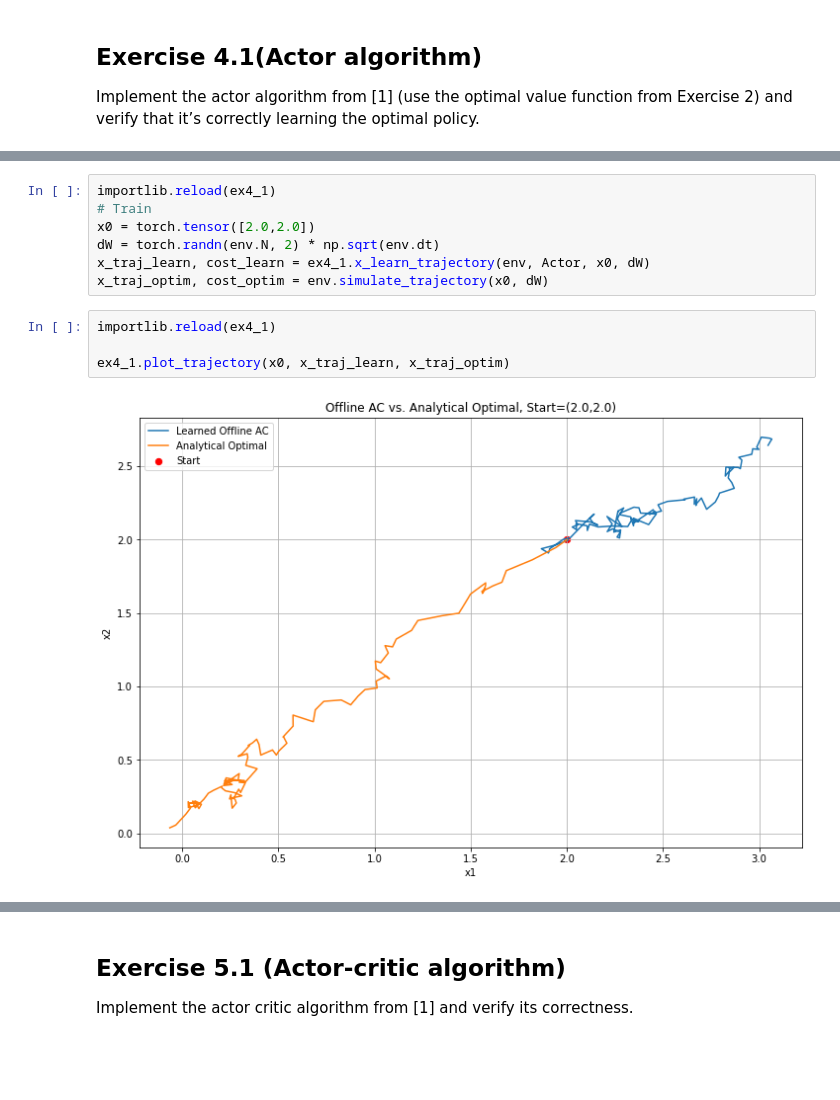
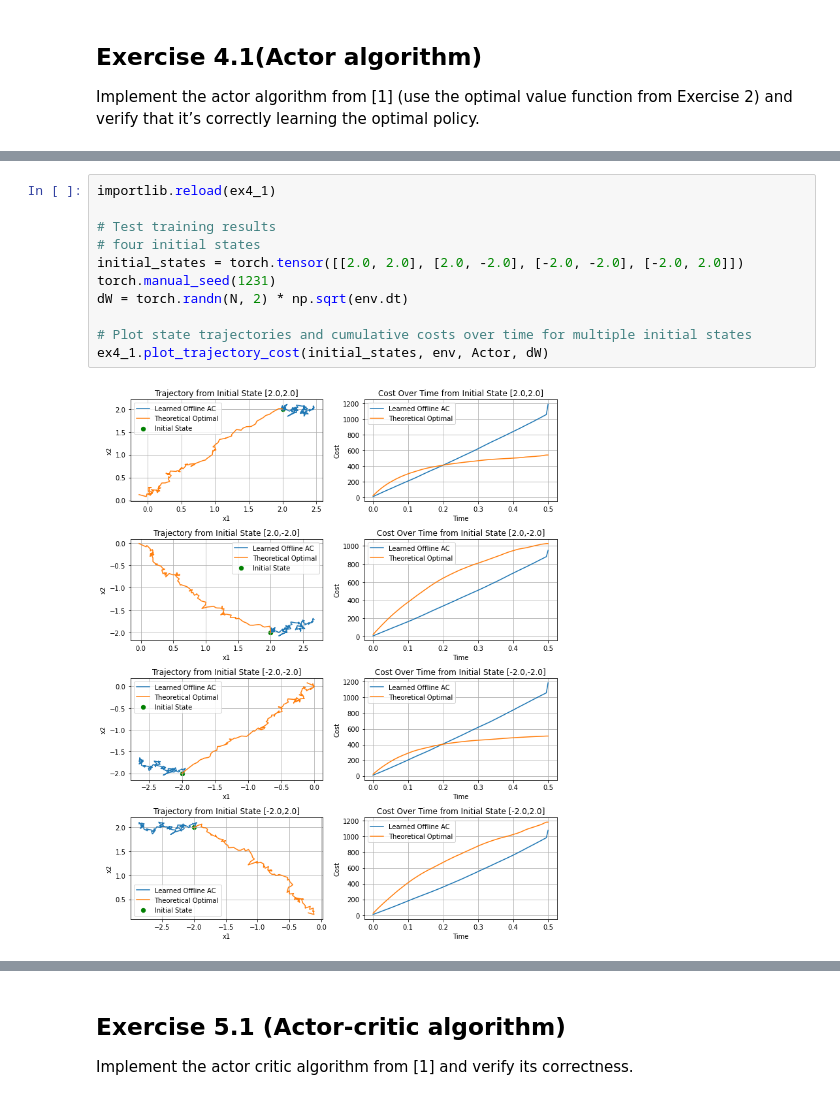
Before and after one commit to Krioooo/SCADD_Group8, a Jupyter notebook: coursework.ipynb, the cells around one changed output, grey strips where cells are left out. Saved outputs shown, nothing was run; the diff lists cells and outputs as text; blank space fills up the shorter version.

```diff
--- a/coursework.ipynb
+++ b/coursework.ipynb
@@ -373,13 +384,13 @@ Epoch 0: Cost = 160.712112
 # %%
 importlib.reload(ex4_1)
-# Train
-x0 = torch.tensor([2.0,2.0])
-dW = torch.randn(env.N, 2) * np.sqrt(env.dt)
-x_traj_learn, cost_learn = ex4_1.x_learn_trajectory(env, Actor, x0, dW)
-x_traj_optim, cost_optim = env.simulate_trajectory(x0, dW)
+
+# Test training results
+# four initial states
+initial_states = torch.tensor([[2.0, 2.0], [2.0, -2.0], [-2.0, -2.0], [-2.0, 2.0]])
+torch.manual_seed(1231)
+dW = torch.randn(N, 2) * np.sqrt(env.dt)
+
+# Plot state trajectories and cumulative costs over time for multiple initial states
+ex4_1.plot_trajectory_cost(initial_states, env, Actor, dW)
+# %% [output]
+[figure, added]
-# %%
-importlib.reload(ex4_1)
-
-ex4_1.plot_trajectory(x0, x_traj_learn, x_traj_optim)
-# %% [output]
-[figure, removed]
```
Also changed, not shown: parts of 11 cells of this notebook, 4 other files.
